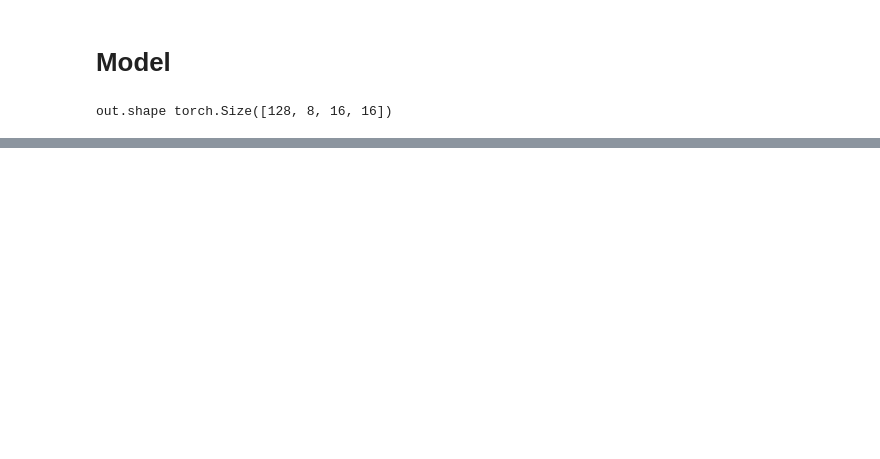
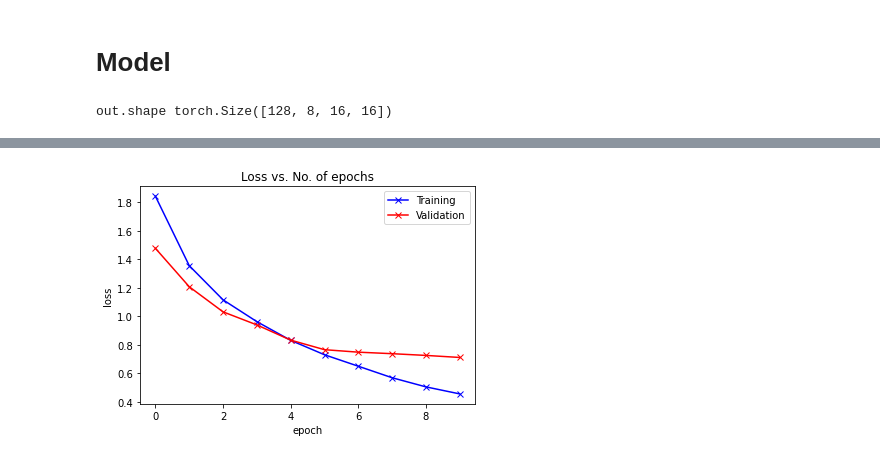
Before and after one commit to LinLinLinzp/DL_with_PyTorch, a Jupyter notebook: 05_cifar10_cnn.ipynb, the cells around one changed output, grey strips where cells are left out. Cells and saved outputs as stored; diff of their text form; code cells hidden in the pictures; blank space fills up the shorter version.

```diff
--- a/05_cifar10_cnn.ipynb
+++ b/05_cifar10_cnn.ipynb
@@ -219,0 +323,11 @@ out[0]: tensor([-0.0384,  0.0251,  0.0055, -0.0072,  0.0252,  0.0331, -0.0310, -
+# %%
+train_losses = [x.get('train_loss') for x in history]
+val_losses = [x['val_loss'] for x in history]
+plt.plot(train_losses, '-bx')
+plt.plot(val_losses, '-rx')
+plt.xlabel('epoch')
+plt.ylabel('loss')
+plt.legend(['Training', 'Validation'])
+plt.title('Loss vs. No. of epochs');
+# %% [output]
+[figure, added]
```
Also changed, not shown: parts of 18 cells of this notebook.
